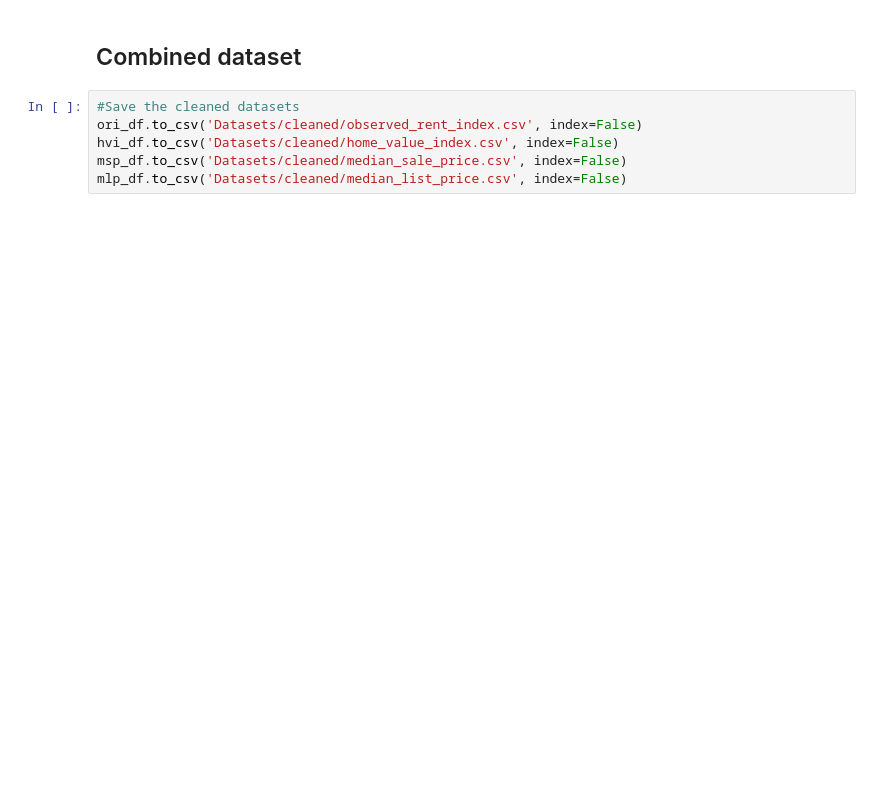
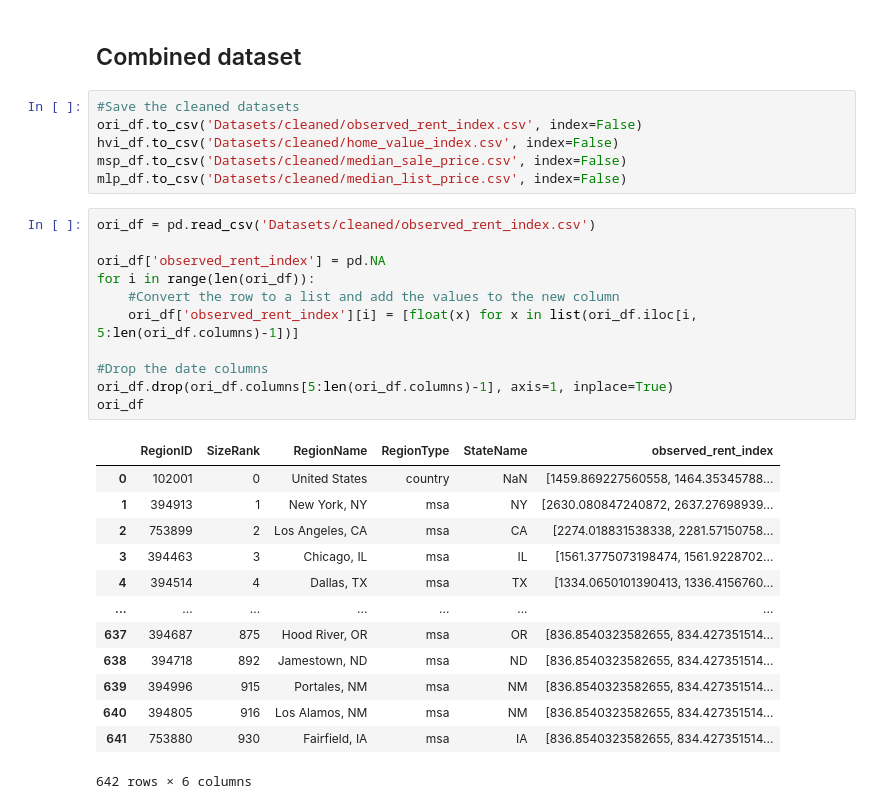
Before and after one commit to prnv19/Buy-vs-Rent, a Jupyter notebook: data_cleaning.ipynb, the cells around one changed output. Drawn from its saved outputs; the diff is of its cells as text; blank space fills up the shorter version.

```diff
--- a/data_cleaning.ipynb
+++ b/data_cleaning.ipynb
@@ -209,3 +205,28 @@ ori_df.to_csv('Datasets/cleaned/observed_rent_index.csv', index=False)
 hvi_df.to_csv('Datasets/cleaned/home_value_index.csv', index=False)
 msp_df.to_csv('Datasets/cleaned/median_sale_price.csv', index=False)
 mlp_df.to_csv('Datasets/cleaned/median_list_price.csv', index=False)
+# %%
+ori_df = pd.read_csv('Datasets/cleaned/observed_rent_index.csv')
+
+ori_df['observed_rent_index'] = pd.NA
+for i in range(len(ori_df)):
+    #Convert the row to a list and add the values to the new column
+    ori_df['observed_rent_index'][i] = [float(x) for x in list(ori_df.iloc[i, 5:len(ori_df.columns)-1])]
+
+#Drop the date columns
+ori_df.drop(ori_df.columns[5:len(ori_df.columns)-1], axis=1, inplace=True)
+ori_df
+# %% [output]
+|  | RegionID | SizeRank | RegionName | RegionType | StateName | observed_rent_index |
+| 0 | 102001 | 0 | United States | country | NaN | [1459.869227560558, 1464.35345788... |
+| 1 | 394913 | 1 | New York, NY | msa | NY | [2630.080847240872, 2637.27698939... |
+| 2 | 753899 | 2 | Los Angeles, CA | msa | CA | [2274.018831538338, 2281.57150758... |
+| 3 | 394463 | 3 | Chicago, IL | msa | IL | [1561.3775073198474, 1561.9228702... |
+| 4 | 394514 | 4 | Dallas, TX | msa | TX | [1334.0650101390413, 1336.4156760... |
+| ... | ... | ... | ... | ... | ... | ... |
+| 637 | 394687 | 875 | Hood River, OR | msa | OR | [836.8540323582655, 834.427351514... |
+| 638 | 394718 | 892 | Jamestown, ND | msa | ND | [836.8540323582655, 834.427351514... |
+| 639 | 394996 | 915 | Portales, NM | msa | NM | [836.8540323582655, 834.427351514... |
+| 640 | 394805 | 916 | Los Alamos, NM | msa | NM | [836.8540323582655, 834.427351514... |
+| 641 | 753880 | 930 | Fairfield, IA | msa | IA | [836.8540323582655, 834.427351514... |
+642 rows × 6 columns
```
Also changed, not shown: parts of 9 cells of this notebook, 2 other files.
